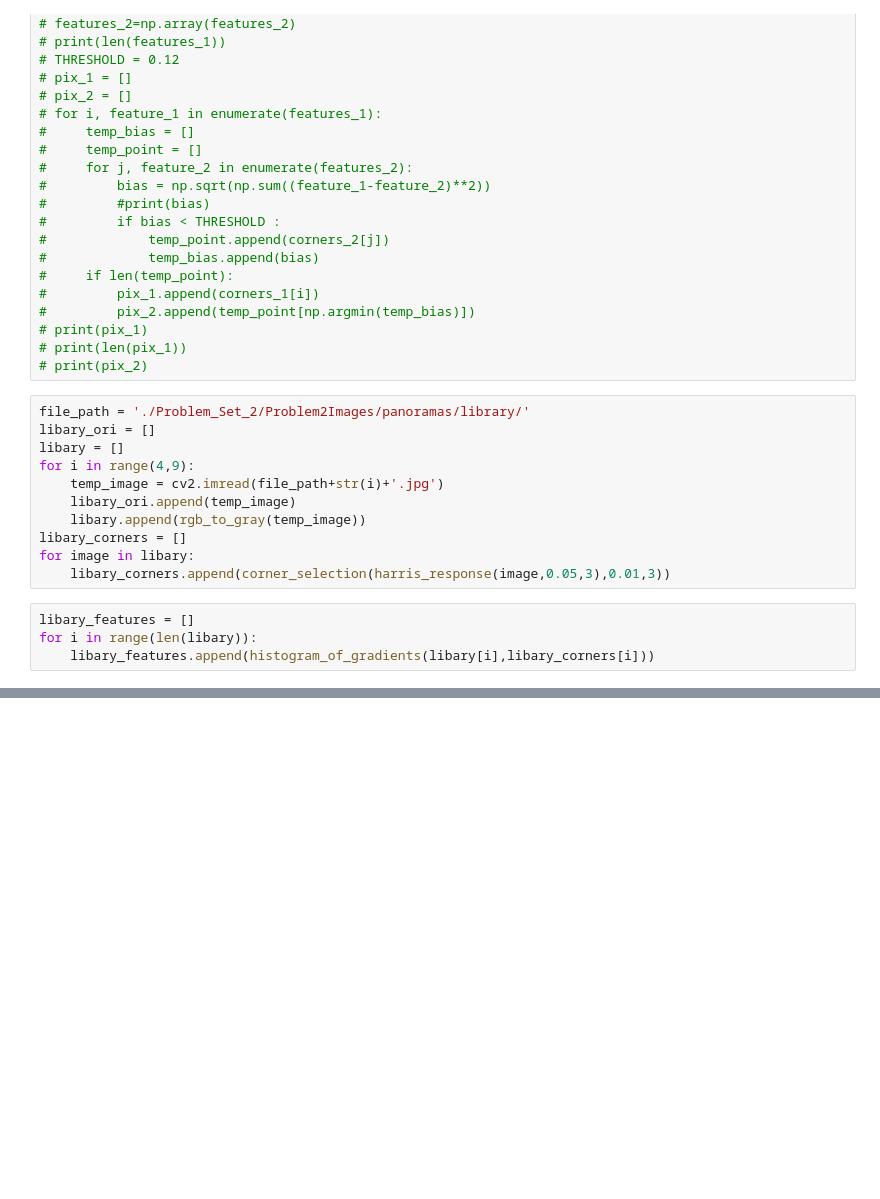
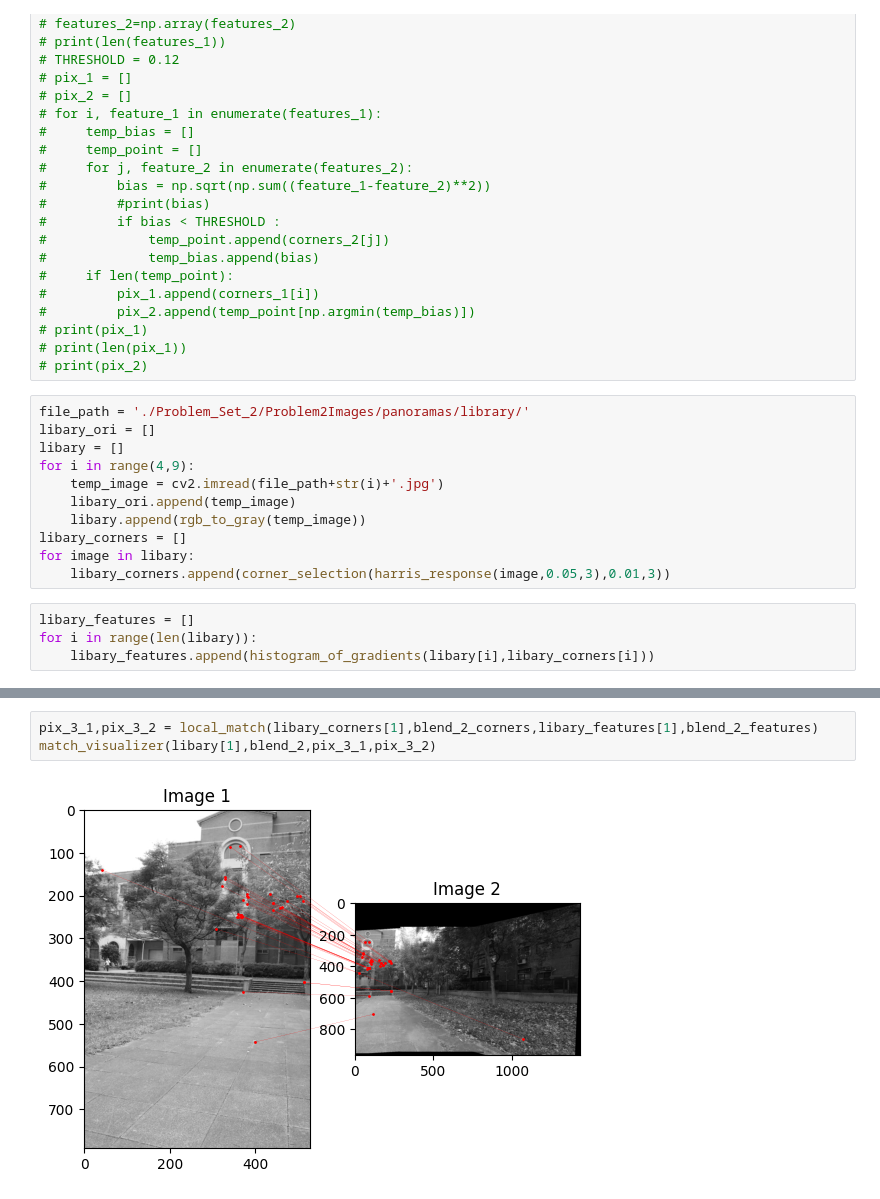
Before and after one commit to wgsxm/Computer-Vision-2023-fall-PKU, a Jupyter notebook: test.ipynb, the cells around one changed output, grey strips where cells are left out. Saved outputs shown, nothing was run; the diff lists cells and outputs as text; blank space fills up the shorter version.

```diff
--- a/test.ipynb
+++ b/test.ipynb
@@ -357,0 +380,5 @@ plt.imshow(blend_1_ori)
+# %%
+pix_3_1,pix_3_2 = local_match(libary_corners[1],blend_2_corners,libary_features[1],blend_2_features)
+match_visualizer(libary[1],blend_2,pix_3_1,pix_3_2)
+# %% [output]
+[figure, added]
```
Also changed, not shown: parts of 40 cells of this notebook, 8 other files.
